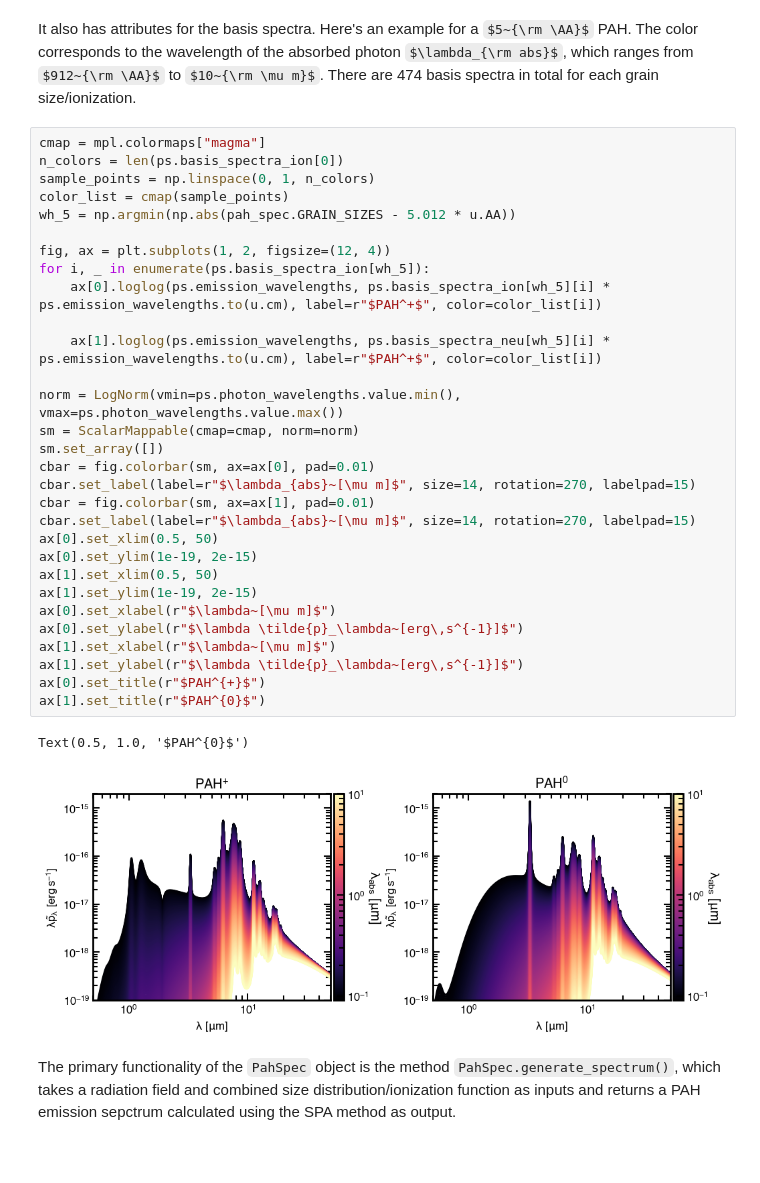
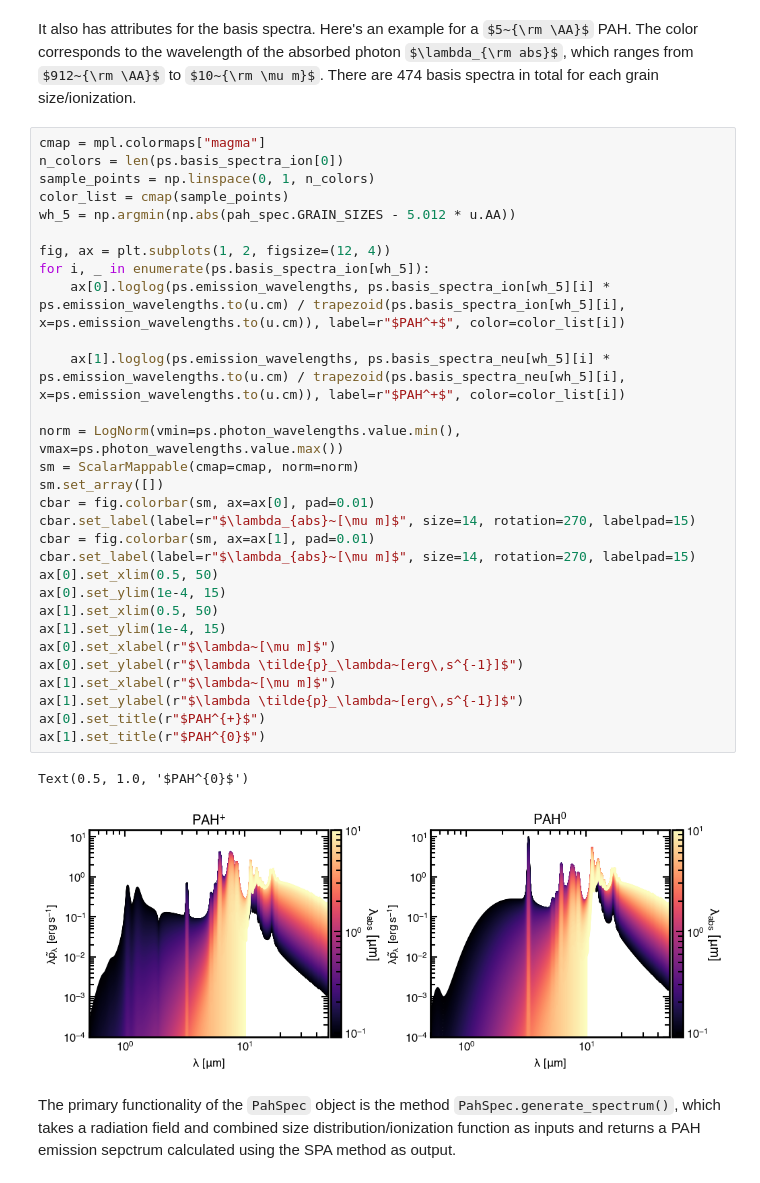
Before and after one commit to helenarichie/pah_spec, a Jupyter notebook: code/generate_spectrum_example.ipynb, the cells around one changed output. Drawn from its saved outputs; the diff is of its cells as text; some formulas as TeX source; blank space fills up the shorter version.

```diff
--- a/code/generate_spectrum_example.ipynb
+++ b/code/generate_spectrum_example.ipynb
@@ -23,36 +24,36 @@ It also has attributes for the basis spectra. Here's an example for a $5~{\rm \A
 # %%
 cmap = mpl.colormaps["magma"]
 n_colors = len(ps.basis_spectra_ion[0])
 sample_points = np.linspace(0, 1, n_colors)
 color_list = cmap(sample_points)
 wh_5 = np.argmin(np.abs(pah_spec.GRAIN_SIZES - 5.012 * u.AA))
 
 fig, ax = plt.subplots(1, 2, figsize=(12, 4))
 for i, _ in enumerate(ps.basis_spectra_ion[wh_5]):
-    ax[0].loglog(ps.emission_wavelengths, ps.basis_spectra_ion[wh_5][i] * ps.emission_wavelengths.to(u.cm), label=r"$PAH^+$", color=color_list[i])
+    ax[0].loglog(ps.emission_wavelengths, ps.basis_spectra_ion[wh_5][i] * ps.emission_wavelengths.to(u.cm) / trapezoid(ps.basis_spectra_ion[wh_5][i], x=ps.emission_wavelengths.to(u.cm)), label=r"$PAH^+$", color=color_list[i])
 
-    ax[1].loglog(ps.emission_wavelengths, ps.basis_spectra_neu[wh_5][i] * ps.emission_wavelengths.to(u.cm), label=r"$PAH^+$", color=color_list[i])
+    ax[1].loglog(ps.emission_wavelengths, ps.basis_spectra_neu[wh_5][i] * ps.emission_wavelengths.to(u.cm) / trapezoid(ps.basis_spectra_neu[wh_5][i], x=ps.emission_wavelengths.to(u.cm)), label=r"$PAH^+$", color=color_list[i])
 
 norm = LogNorm(vmin=ps.photon_wavelengths.value.min(), vmax=ps.photon_wavelengths.value.max())
 sm = ScalarMappable(cmap=cmap, norm=norm)
 sm.set_array([])
 cbar = fig.colorbar(sm, ax=ax[0], pad=0.01)
 cbar.set_label(label=r"$\lambda_{abs}~[\mu m]$", size=14, rotation=270, labelpad=15)
 cbar = fig.colorbar(sm, ax=ax[1], pad=0.01)
 cbar.set_label(label=r"$\lambda_{abs}~[\mu m]$", size=14, rotation=270, labelpad=15)
 ax[0].set_xlim(0.5, 50)
-ax[0].set_ylim(1e-19, 2e-15)
+ax[0].set_ylim(1e-4, 15)
 ax[1].set_xlim(0.5, 50)
-ax[1].set_ylim(1e-19, 2e-15)
+ax[1].set_ylim(1e-4, 15)
 ax[0].set_xlabel(r"$\lambda~[\mu m]$")
 ax[0].set_ylabel(r"$\lambda \tilde{p}_\lambda~[erg\,s^{-1}]$")
 ax[1].set_xlabel(r"$\lambda~[\mu m]$")
 ax[1].set_ylabel(r"$\lambda \tilde{p}_\lambda~[erg\,s^{-1}]$")
 ax[0].set_title(r"$PAH^{+}$")
 ax[1].set_title(r"$PAH^{0}$")
 # %% [output]
 Text(0.5, 1.0, '$PAH^{0}$')
-[figure, old version]
+[figure, new version]
 # %% [markdown]
 The primary functionality of the `PahSpec` object is the method `PahSpec.generate_spectrum()`, which takes a radiation field and combined size distribution/ionization function as inputs and returns a PAH emission sepctrum calculated using the SPA method as output.
 # %%
```
Also changed, not shown: parts of 4 cells of this notebook.
